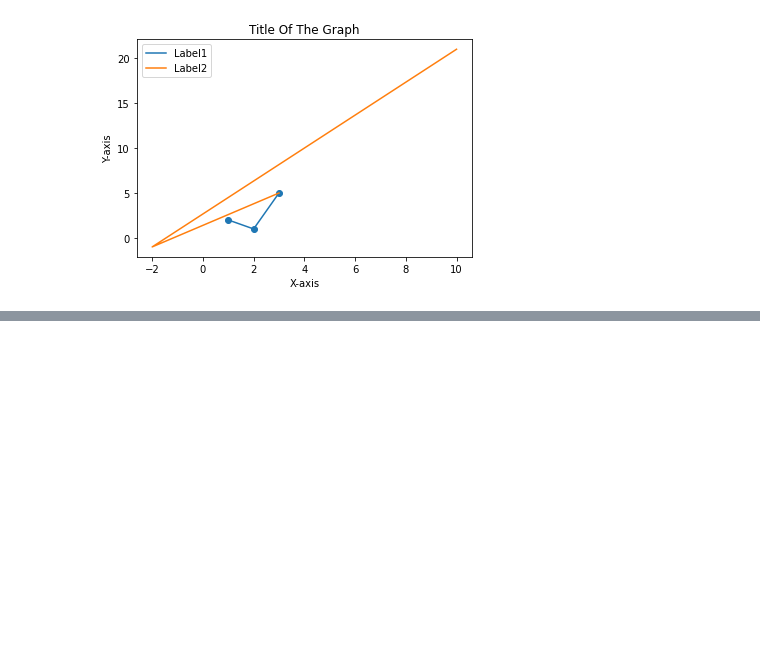
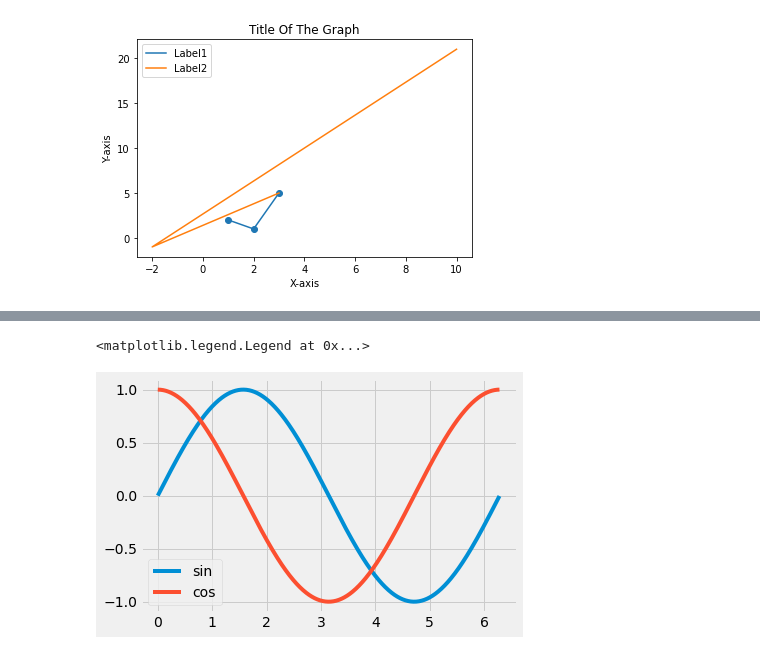
Before and after one commit to durga9948/AI-Mafia-Machine-Learning, a Jupyter notebook: MatplotLib.ipynb, the cells around one changed output, grey strips where cells are left out. Saved outputs shown, nothing was run; the diff lists cells and outputs as text; code cells hidden in the pictures; blank space fills up the shorter version.

```diff
--- a/MatplotLib.ipynb
+++ b/MatplotLib.ipynb
@@ -46,0 +96,10 @@ plt.show()
+# %%
+x=np.arange(0,2*(np.pi),0.01)
+y1=np.sin(x)
+y2=np.cos(x)
+plt.plot(x,y1,label='sin')
+plt.plot(x,y2,label='cos')
+plt.legend()
+# %% [output]
+<matplotlib.legend.Legend at 0x...>
+[figure, added]
```
Also changed, not shown: parts of 12 cells of this notebook.
